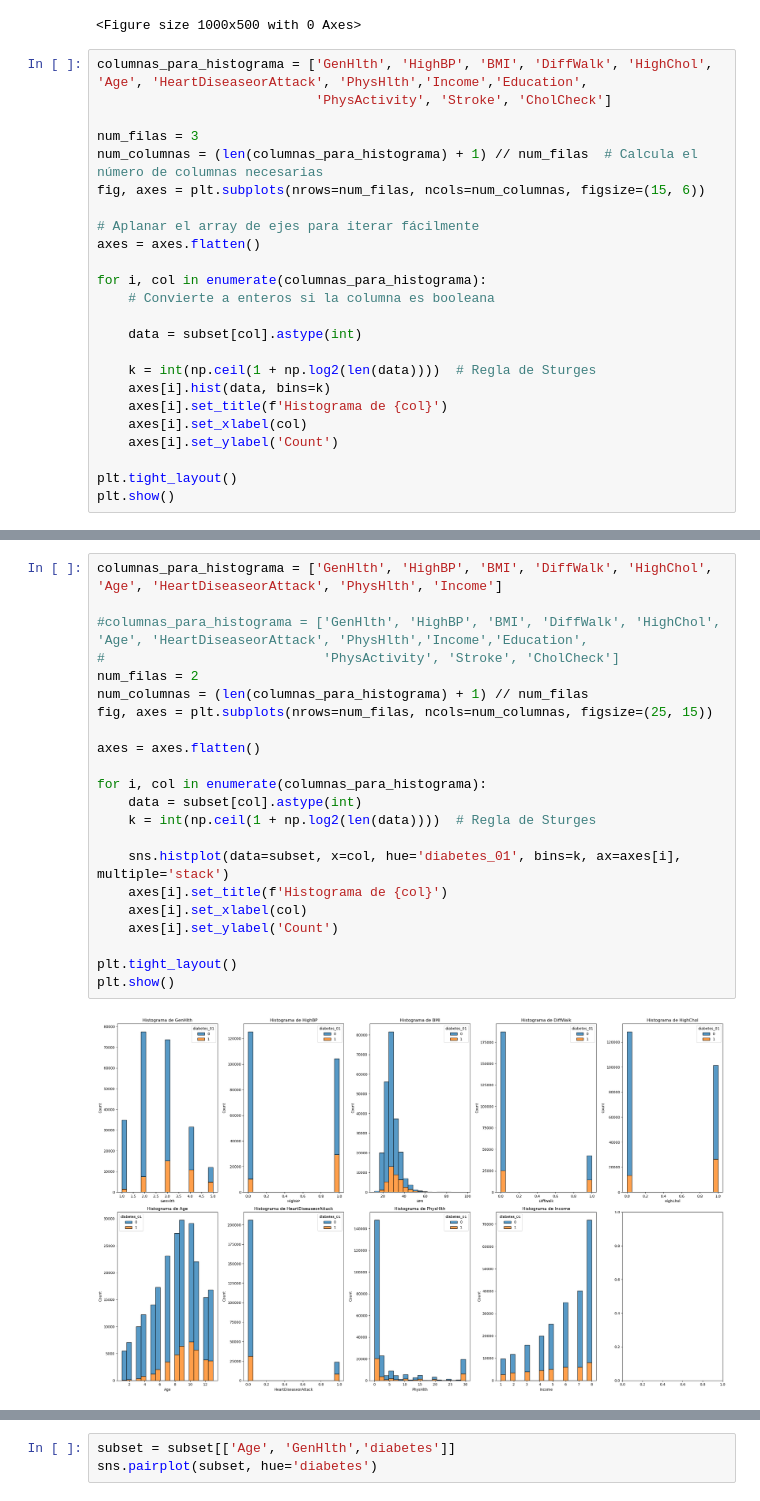
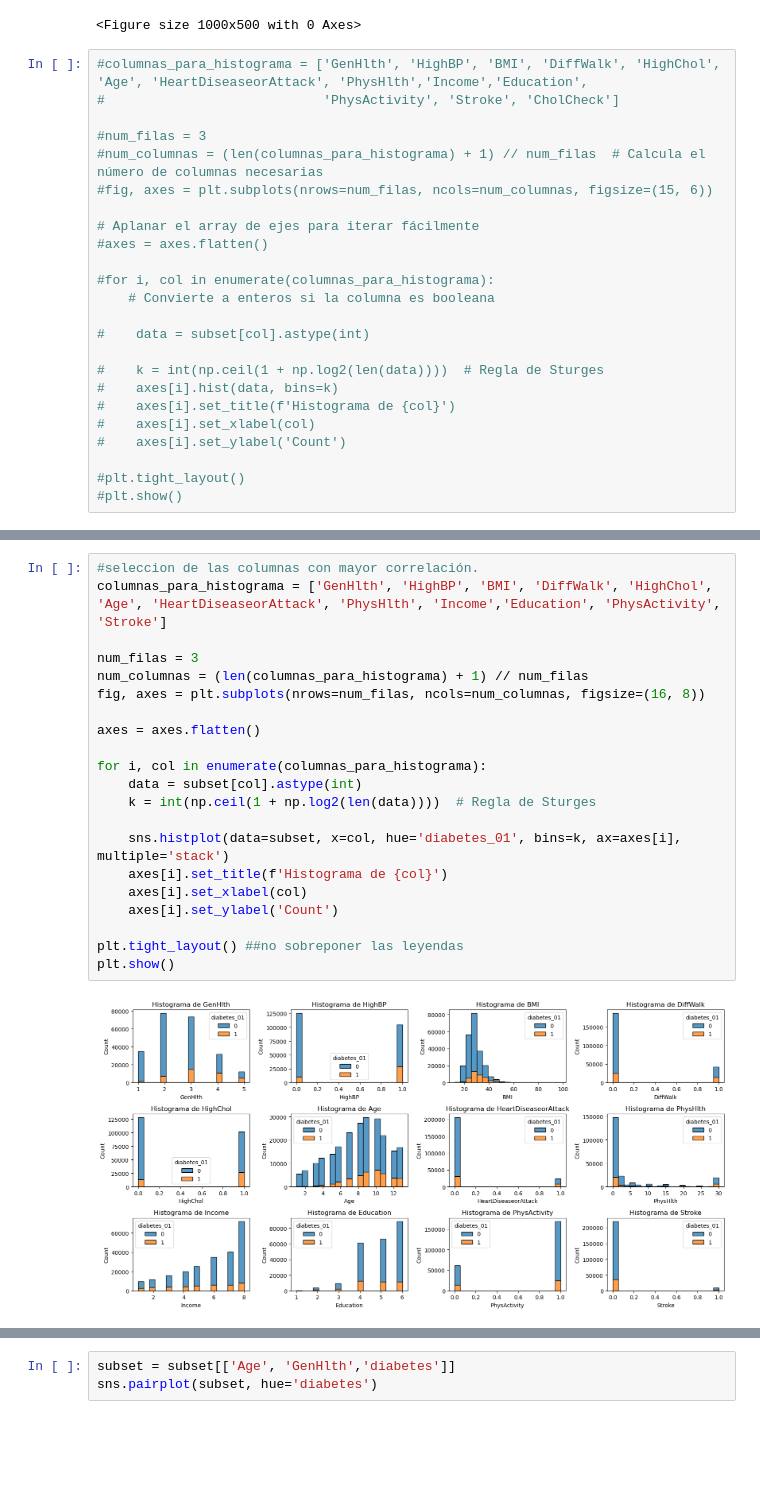
Before and after one commit to juanlt9905/machineLearning2025, a Jupyter notebook: exploracion_de_datos.ipynb, the cells around one changed output, grey strips where cells are left out. Drawn from its saved outputs; the diff is of its cells as text; blank space fills up the shorter version.

```diff
--- a/exploracion_de_datos.ipynb
+++ b/exploracion_de_datos.ipynb
@@ -288,26 +288,26 @@ sns.countplot(x='Stroke', hue='diabetes', data=datos_diabetes)
 ValueError: Could not interpret value `diabetes` for `hue`. An entry with this name does not appear in `data`.
 <Figure size 1000x500 with 0 Axes>
 # %%
-columnas_para_histograma = ['GenHlth', 'HighBP', 'BMI', 'DiffWalk', 'HighChol', 'Age', 'HeartDiseaseorAttack', 'PhysHlth','Income','Education',
-                            'PhysActivity', 'Stroke', 'CholCheck']
+#columnas_para_histograma = ['GenHlth', 'HighBP', 'BMI', 'DiffWalk', 'HighChol', 'Age', 'HeartDiseaseorAttack', 'PhysHlth','Income','Education',
+#                            'PhysActivity', 'Stroke', 'CholCheck']
 
-num_filas = 3
-num_columnas = (len(columnas_para_histograma) + 1) // num_filas  # Calcula el número de columnas necesarias
-fig, axes = plt.subplots(nrows=num_filas, ncols=num_columnas, figsize=(15, 6))
+#num_filas = 3
+#num_columnas = (len(columnas_para_histograma) + 1) // num_filas  # Calcula el número de columnas necesarias
+#fig, axes = plt.subplots(nrows=num_filas, ncols=num_columnas, figsize=(15, 6))
 
 # Aplanar el array de ejes para iterar fácilmente
-axes = axes.flatten()
+#axes = axes.flatten()
 
-for i, col in enumerate(columnas_para_histograma):
+#for i, col in enumerate(columnas_para_histograma):
     # Convierte a enteros si la columna es booleana
 
-    data = subset[col].astype(int)
+#    data = subset[col].astype(int)
 
-    k = int(np.ceil(1 + np.log2(len(data))))  # Regla de Sturges
-    axes[i].hist(data, bins=k)
-    axes[i].set_title(f'Histograma de {col}')
-    axes[i].set_xlabel(col)
-    axes[i].set_ylabel('Count')
+#    k = int(np.ceil(1 + np.log2(len(data))))  # Regla de Sturges
+#    axes[i].hist(data, bins=k)
+#    axes[i].set_title(f'Histograma de {col}')
+#    axes[i].set_xlabel(col)
+#    axes[i].set_ylabel('Count')
 
-plt.tight_layout()
-plt.show()
+#plt.tight_layout()
+#plt.show()
@@ -317,24 +314,23 @@ IndexError: index 12 is out of bounds for axis 0 with size 12
 # %%
-columnas_para_histograma = ['GenHlth', 'HighBP', 'BMI', 'DiffWalk', 'HighChol', 'Age', 'HeartDiseaseorAttack', 'PhysHlth', 'Income']
+#seleccion de las columnas con mayor correlación.
+columnas_para_histograma = ['GenHlth', 'HighBP', 'BMI', 'DiffWalk', 'HighChol', 'Age', 'HeartDiseaseorAttack', 'PhysHlth', 'Income','Education', 'PhysActivity', 'Stroke']
 
-#columnas_para_histograma = ['GenHlth', 'HighBP', 'BMI', 'DiffWalk', 'HighChol', 'Age', 'HeartDiseaseorAttack', 'PhysHlth','Income','Education',
-#                            'PhysActivity', 'Stroke', 'CholCheck']
-num_filas = 2
+num_filas = 3
 num_columnas = (len(columnas_para_histograma) + 1) // num_filas
-fig, axes = plt.subplots(nrows=num_filas, ncols=num_columnas, figsize=(25, 15))
+fig, axes = plt.subplots(nrows=num_filas, ncols=num_columnas, figsize=(16, 8))
 
 axes = axes.flatten()
 
 for i, col in enumerate(columnas_para_histograma):
     data = subset[col].astype(int)
     k = int(np.ceil(1 + np.log2(len(data))))  # Regla de Sturges
 
     sns.histplot(data=subset, x=col, hue='diabetes_01', bins=k, ax=axes[i], multiple='stack')
     axes[i].set_title(f'Histograma de {col}')
     axes[i].set_xlabel(col)
     axes[i].set_ylabel('Count')
 
-plt.tight_layout()
+plt.tight_layout() ##no sobreponer las leyendas
 plt.show()
 # %% [output]
-[figure, old version]
+[figure, new version]
```
Also changed, not shown: parts of 2 cells of this notebook.
